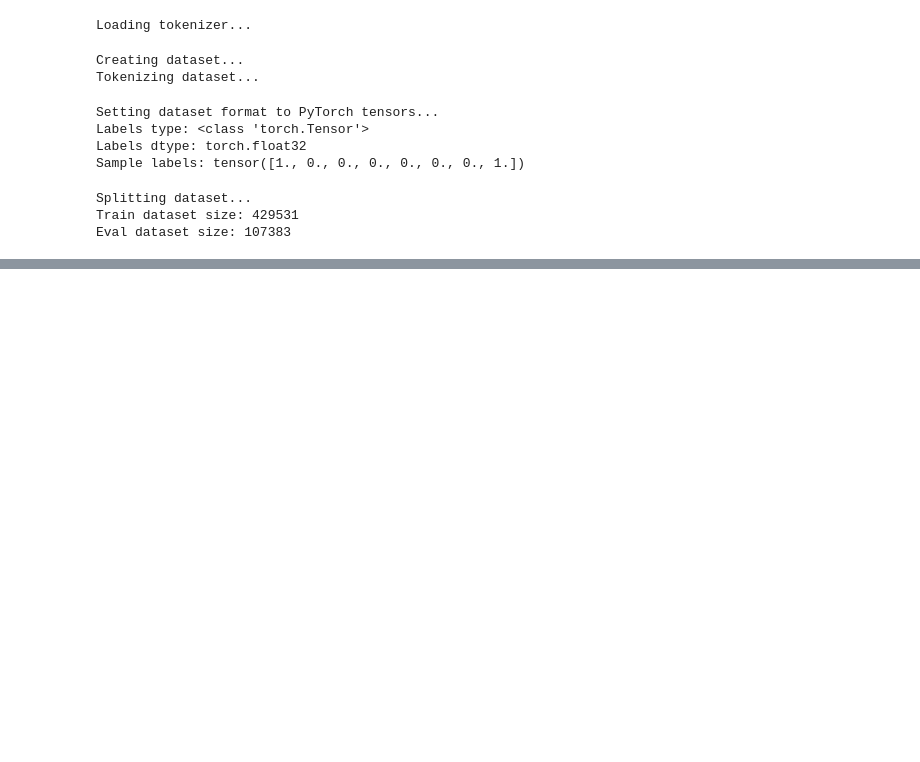
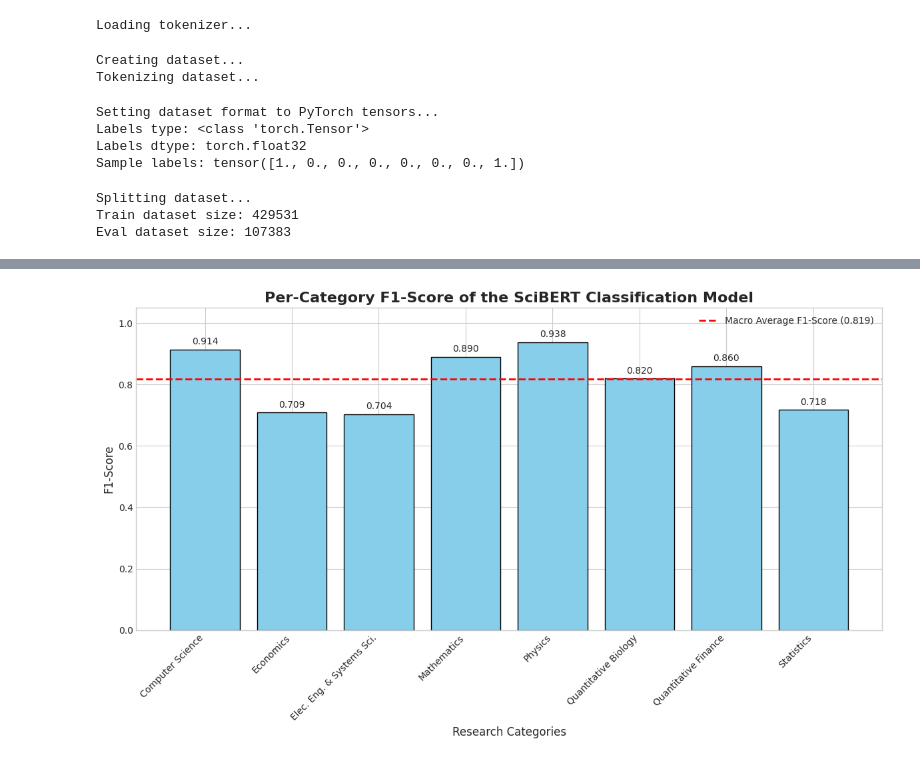
Before and after one commit to raymond2330/SCIBERT, a Jupyter notebook: eval.ipynb, the cells around one changed output, grey strips where cells are left out. Drawn from its saved outputs; the diff is of its cells as text; code cells hidden in the pictures; blank space fills up the shorter version.

Commit message:
add model eval and bar chart

```diff
--- a/eval.ipynb
+++ b/eval.ipynb
@@ -211,0 +217,74 @@ print(preds.metrics)
+# %%
+import matplotlib.pyplot as plt
+import numpy as np
+
+# --- 1. Manually enter the results from your evaluation output ---
+# This ensures the plot is based on your successful model run.
+
+# The names of your categories (for the x-axis labels)
+# I've shortened one for better display on the chart
+categories = [
+    'Computer Science', 'Economics', 'Elec. Eng. & Systems Sci.',
+    'Mathematics', 'Physics', 'Quantitative Biology', 'Quantitative Finance', 'Statistics'
+]
+
+# The F1-scores for each of those categories from your results
+f1_scores = [
+    0.9138,  # Computer Science
+    0.7090,  # Economics
+    0.7035,  # Electrical Engineering...
+    0.8901,  # Mathematics
+    0.9376,  # Physics
+    0.8196,  # Quantitative Biology
+    0.8595,  # Quantitative Finance
+    0.7177   # Statistics
+]
+
+# The macro-average F1-score from your results
+f1_macro_average = 0.8188
+
+# --- 2. Create the Bar Chart ---
+
+# Set up the plot style for a professional look
+plt.style.use('seaborn-v0_8-whitegrid')
+fig, ax = plt.subplots(figsize=(12, 7))
+
+# Create the bars
+bars = ax.bar(categories, f1_scores, color='skyblue', edgecolor='black')
+
+# Add a horizontal line for the macro-average F1-score
+ax.axhline(y=f1_macro_average, color='r', linestyle='--', linewidth=2, label=f'Macro Average F1-Score ({f1_macro_average:.3f})')
+
+# --- 3. Formatting and Labels ---
+
+# Set the title and axis labels
+ax.set_title('Per-Category F1-Score of the SciBERT Classification Model', fontsize=16, fontweight='bold')
+ax.set_ylabel('F1-Score', fontsize=12)
+ax.set_xlabel('Research Categories', fontsize=12)
+
+# Rotate the x-axis labels to prevent them from overlapping
+plt.xticks(rotation=45, ha='right')
+
+# Set the y-axis limits to give some space at the top
+ax.set_ylim(0, 1.05)
+
+# Add the value label on top of each bar
+for bar in bars:
+    yval = bar.get_height()
+    ax.text(bar.get_x() + bar.get_width()/2.0, yval + 0.01, f'{yval:.3f}', ha='center', va='bottom')
+
+# Add a legend
+ax.legend()
+
+# Ensure everything fits nicely
+plt.tight_layout()
+
+# --- 4. Save the Figure ---
+# This will save the plot as a high-quality PNG file in your notebook's directory.
+# You can then download this file and insert it into your paper.
+plt.savefig('per_category_f1_scores.png', dpi=300)
+
+# Display the plot in the notebook
+plt.show()
+# %% [output]
+[figure, added]
```
Also changed, not shown: parts of 7 cells of this notebook.
